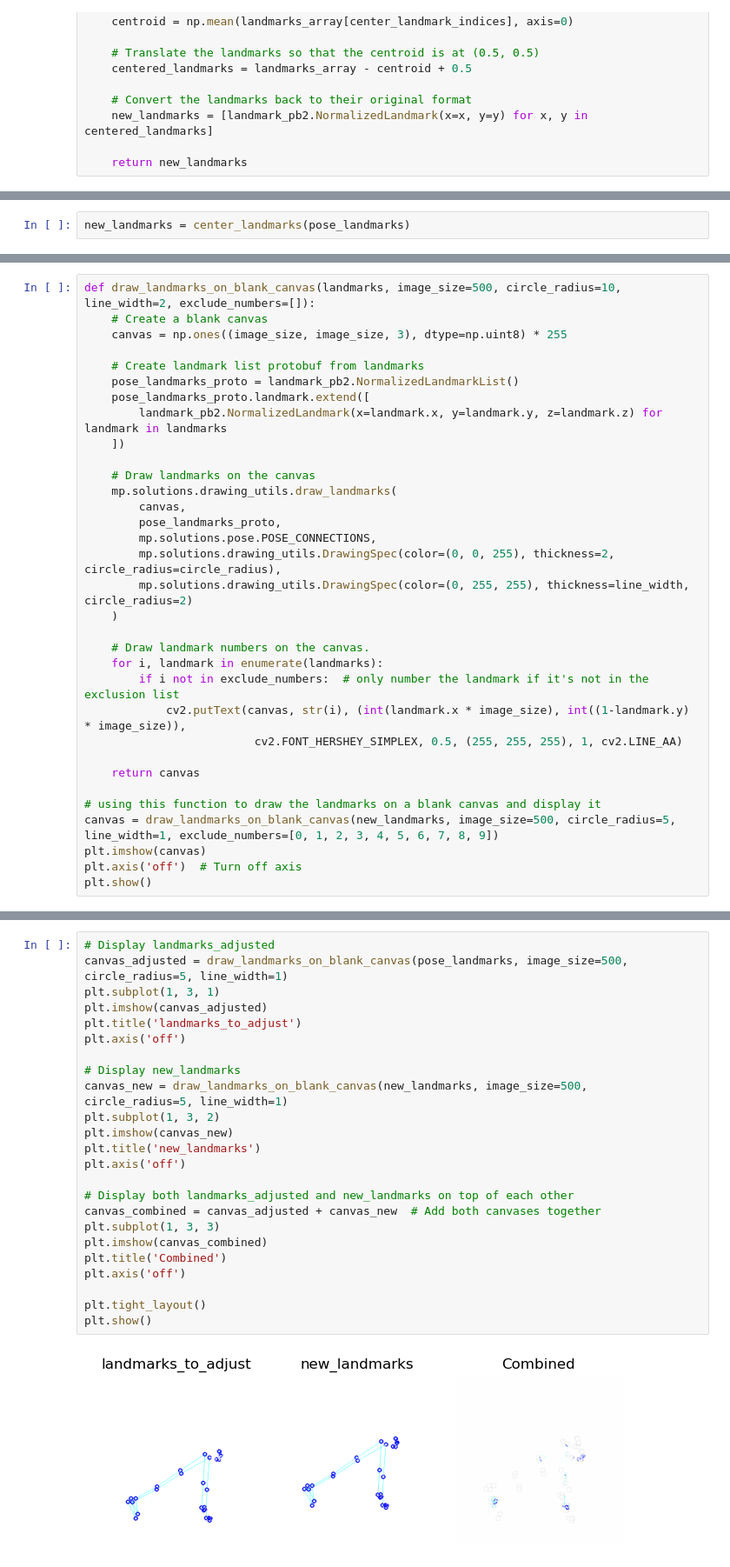
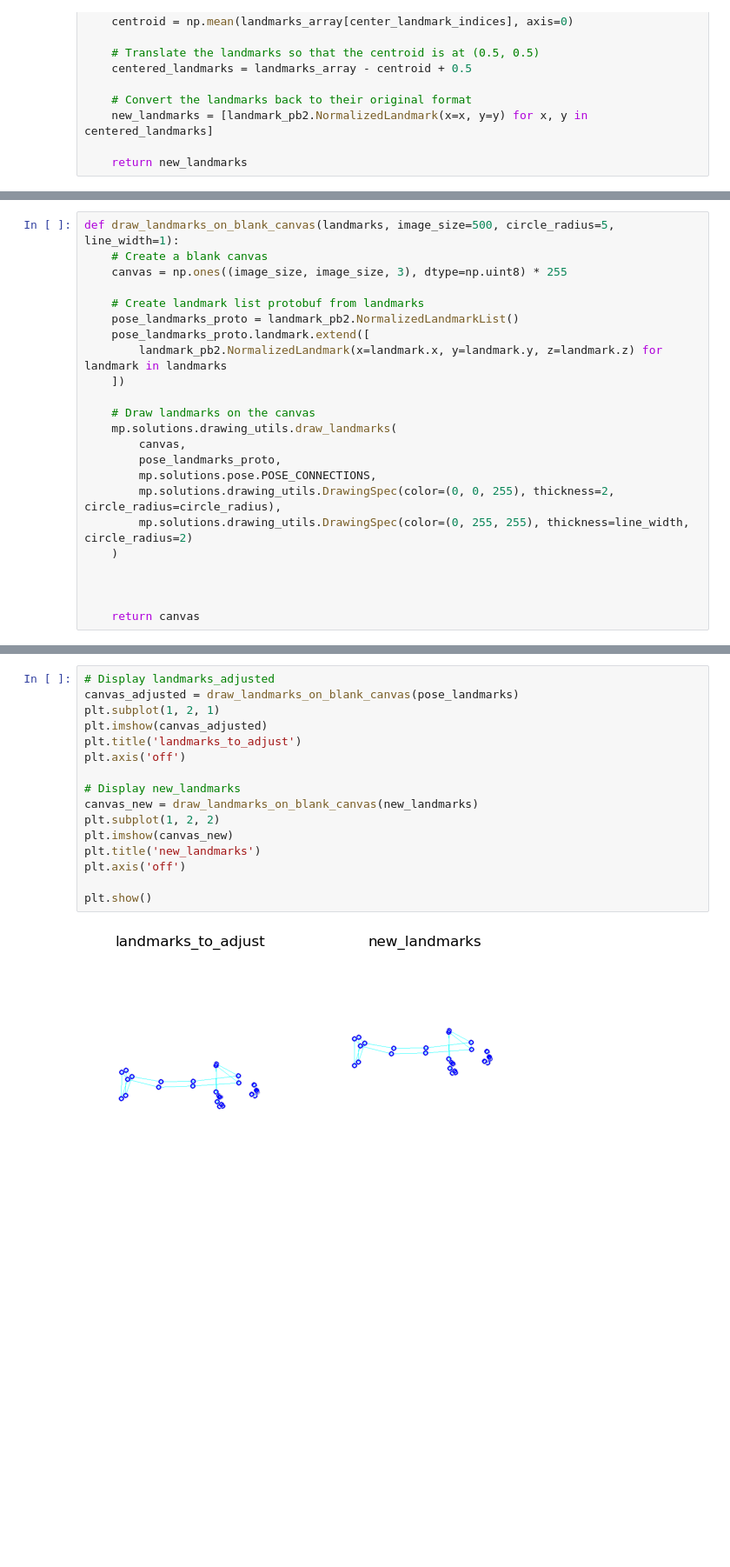
Before and after one commit to jpedroag/PMBA, a Jupyter notebook: C_distances.ipynb, the cells around one changed output, grey strips where cells are left out. Shown: that part at 87% size. Drawn from its saved outputs; the diff is of its cells as text; blank space fills up the shorter version.

```diff
--- a/C_distances.ipynb
+++ b/C_distances.ipynb
@@ -223,2 +191,0 @@ ruleOfThumb = center_landmarks(pose_landmarks)
-# %%
-new_landmarks = center_landmarks(pose_landmarks)
@@ -234,5 +192,5 @@ y: 0.49056509137153625
 # %%
-def draw_landmarks_on_blank_canvas(landmarks, image_size=500, circle_radius=10, line_width=2, exclude_numbers=[]):
+def draw_landmarks_on_blank_canvas(landmarks, image_size=500, circle_radius=5, line_width=1):
     # Create a blank canvas
     canvas = np.ones((image_size, image_size, 3), dtype=np.uint8) * 255
 
@@ -251,16 +209,6 @@ def draw_landmarks_on_blank_canvas(landmarks, image_size=500, circle_radius=10,
         mp.solutions.drawing_utils.DrawingSpec(color=(0, 255, 255), thickness=line_width, circle_radius=2)
     )
 
-    # Draw landmark numbers on the canvas.
-    for i, landmark in enumerate(landmarks):
-        if i not in exclude_numbers:  # only number the landmark if it's not in the exclusion list
-            cv2.putText(canvas, str(i), (int(landmark.x * image_size), int((1-landmark.y) * image_size)),
-                         cv2.FONT_HERSHEY_SIMPLEX, 0.5, (255, 255, 255), 1, cv2.LINE_AA)
+
 
     return canvas
-
-# using this function to draw the landmarks on a blank canvas and display it
-canvas = draw_landmarks_on_blank_canvas(new_landmarks, image_size=500, circle_radius=5, line_width=1, exclude_numbers=[0, 1, 2, 3, 4, 5, 6, 7, 8, 9])
-plt.imshow(canvas)
-plt.axis('off')  # Turn off axis
-plt.show()
@@ -269,26 +215,18 @@ plt.show()
 # %%
 # Display landmarks_adjusted
-canvas_adjusted = draw_landmarks_on_blank_canvas(pose_landmarks, image_size=500, circle_radius=5, line_width=1)
-plt.subplot(1, 3, 1)
+canvas_adjusted = draw_landmarks_on_blank_canvas(pose_landmarks)
+plt.subplot(1, 2, 1)
 plt.imshow(canvas_adjusted)
 plt.title('landmarks_to_adjust')
 plt.axis('off')
 
 # Display new_landmarks
-canvas_new = draw_landmarks_on_blank_canvas(new_landmarks, image_size=500, circle_radius=5, line_width=1)
-plt.subplot(1, 3, 2)
+canvas_new = draw_landmarks_on_blank_canvas(new_landmarks)
+plt.subplot(1, 2, 2)
 plt.imshow(canvas_new)
 plt.title('new_landmarks')
 plt.axis('off')
 
-# Display both landmarks_adjusted and new_landmarks on top of each other
-canvas_combined = canvas_adjusted + canvas_new  # Add both canvases together
-plt.subplot(1, 3, 3)
-plt.imshow(canvas_combined)
-plt.title('Combined')
-plt.axis('off')
-
-plt.tight_layout()
 plt.show()
 # %% [output]
-[figure, old version]
+[figure, new version]
```
Also changed, not shown: parts of 26 cells of this notebook.
